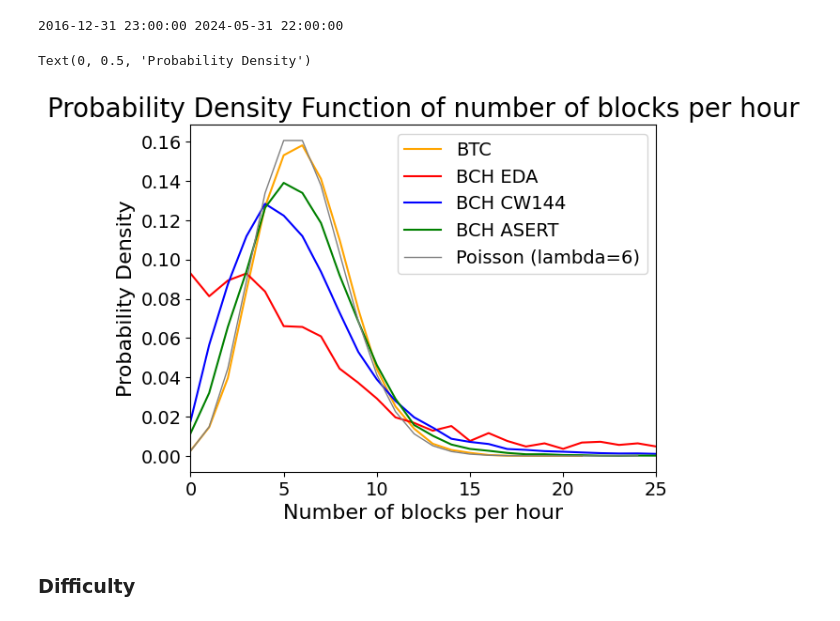
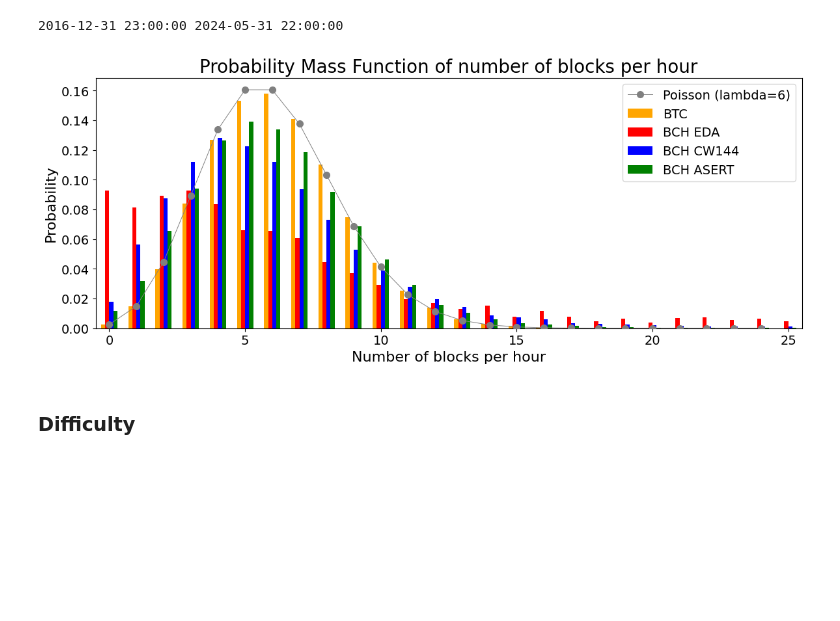
Before and after one commit to demKyr/BCH-DAA, a Jupyter notebook: visualisation.ipynb, the cells around one changed output. Cells and saved outputs as stored; diff of their text form; code cells hidden in the pictures; blank space fills up the shorter version.

```diff
--- a/visualisation.ipynb
+++ b/visualisation.ipynb
@@ -375,30 +375,53 @@ q_res_BTC_hour_count = pd.merge(complete_df, q_res_BTC_hour_count, on='hour', ho
 # %%
 q_res_BCH_hour_count_EDA = q_res_BCH_hour_count[(q_res_BCH_hour_count['hour'] >= '2017-08-01') & (q_res_BCH_hour_count['hour'] <= '2017-11-13')]
 q_res_BCH_hour_count_CW144 = q_res_BCH_hour_count[(q_res_BCH_hour_count['hour'] >= '2017-11-13') & (q_res_BCH_hour_count['hour'] <= '2020-11-15')]
 q_res_BCH_hour_count_ASERT = q_res_BCH_hour_count[(q_res_BCH_hour_count['hour'] >= '2020-11-15')]
-
-x_lim = 25
 
 BTC_pdf = q_res_BTC_hour_count['record_count'].value_counts(normalize=True).sort_index()
 BCH_EDA_pdf = q_res_BCH_hour_count_EDA['record_count'].value_counts(normalize=True).sort_index()
 BCH_CW144_pdf = q_res_BCH_hour_count_CW144['record_count'].value_counts(normalize=True).sort_index()
 BCH_ASERT_pdf = q_res_BCH_hour_count_ASERT['record_count'].value_counts(normalize=True).sort_index()
 
+aligned_data = pd.DataFrame({
+    'BTC': BTC_pdf,
+    'BCH EDA': BCH_EDA_pdf,
+    'BCH CW144': BCH_CW144_pdf,
+    'BCH ASERT': BCH_ASERT_pdf
+}).fillna(0)
+
+aligned_data = aligned_data[aligned_data.index <= 25]
+
 x_lim = 25
-plt.plot(BTC_pdf.index, BTC_pdf.values, color='orange', label='BTC')
-plt.plot(BCH_EDA_pdf.index, BCH_EDA_pdf.values, color='red', label='BCH EDA')
-plt.plot(BCH_CW144_pdf.index, BCH_CW144_pdf.values, color='blue', label='BCH CW144')
-plt.plot(BCH_ASERT_pdf.index, BCH_ASERT_pdf.values, color='green', label='BCH ASERT')
-plt.plot(poisson.pmf(np.arange(0, x_lim), 6), color='gray', label='Poisson (lambda=6)', linewidth=1)
-plt.xlim(0, x_lim)
-plt.tick_params(axis='both', which='major', labelsize=14)
-plt.legend(fontsize=14)
-plt.title('Probability Density Function of number of blocks per hour', fontsize=20)
-plt.xlabel('Number of blocks per hour', fontsize=16)
-plt.ylabel('Probability Density', fontsize=16)
+width = 0.15
+
+fig, axs = plt.subplots(1, 1, figsize=(14, 5))
+# axs.grid(True, zorder=0)  # Enable grid and set zorder below other elements
+
+x_positions = np.arange(len(aligned_data))
+
+axs.bar(x_positions - 3*width/2, aligned_data['BTC'].values, width=width, color='orange', label='BTC', zorder=2)
+axs.bar(x_positions - width/2, aligned_data['BCH EDA'].values, width=width, color='red', label='BCH EDA', zorder=2)
+axs.bar(x_positions + width/2, aligned_data['BCH CW144'].values, width=width, color='blue', label='BCH CW144', zorder=2)
+axs.bar(x_positions + 3*width/2, aligned_data['BCH ASERT'].values, width=width, color='green', label='BCH ASERT', zorder=2)
+
+# Overlay the Poisson distribution
+axs.plot(np.arange(0, x_lim), poisson.pmf(np.arange(0, x_lim), 6), color='gray', label='Poisson (lambda=6)',
+         marker='o', markersize=7, linewidth=0.7, zorder=3)
+
+axs.set_xlim(-0.5, len(x_positions) - 0.5)
+axs.legend(fontsize=14)
+axs.set_title('Probability Mass Function of number of blocks per hour', fontsize=20)
+axs.set_xlabel('Number of blocks per hour', fontsize=16)
+axs.set_ylabel('Probability', fontsize=16)
+axs.tick_params(axis='both', which='major', labelsize=14)
+
+tick_positions = np.arange(0, len(aligned_data), 5)
+axs.set_xticks(tick_positions)
+axs.set_xticklabels(aligned_data.index[tick_positions].astype(int))
+
+plt.show()
 # %% [output]
-Text(0, 0.5, 'Probability Density')
-[figure, old version]
+[figure, new version]
 # %% [markdown]
 ### Difficulty
 # %%
```
Also changed, not shown: parts of 8 cells of this notebook, 1 other file.
